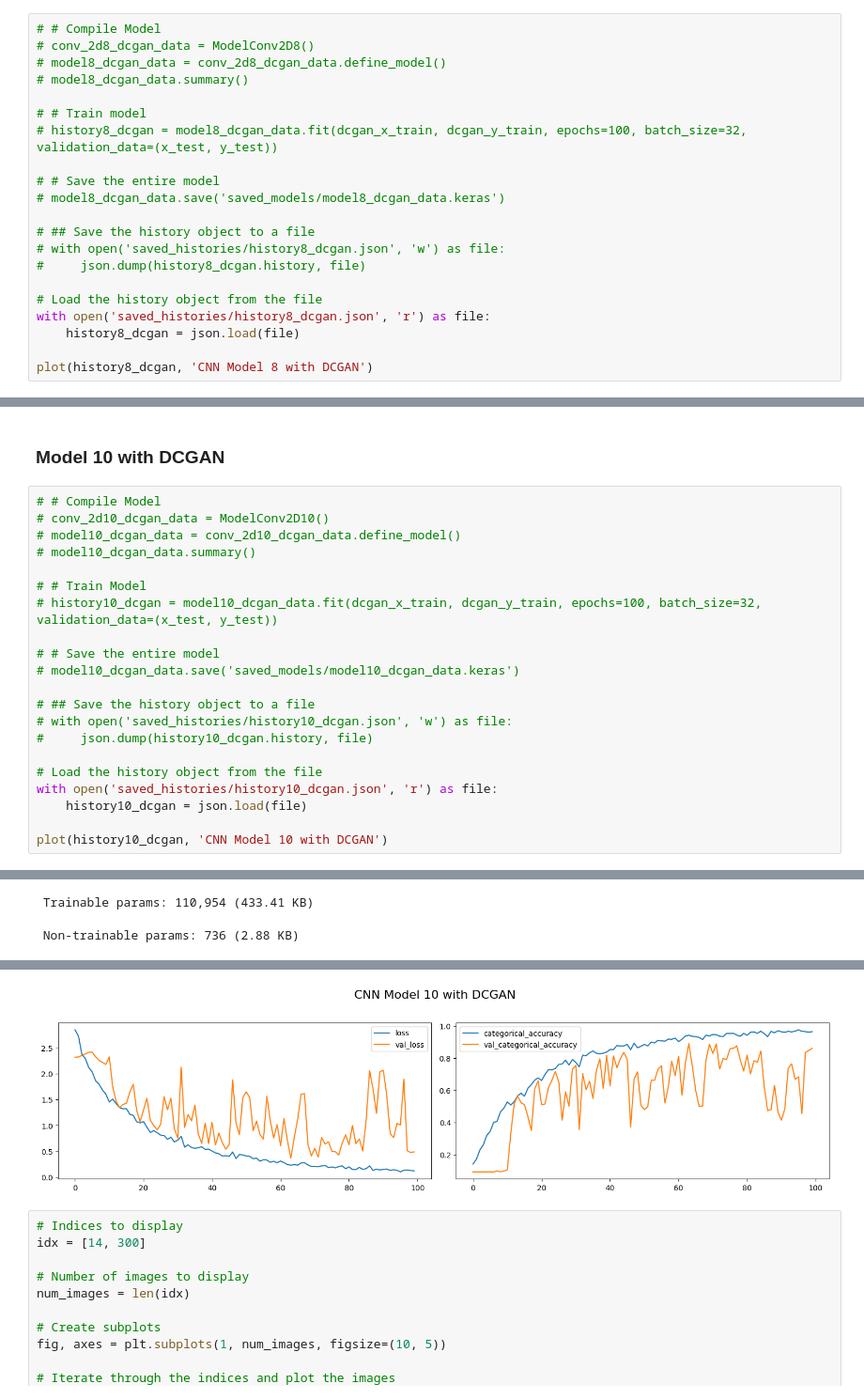
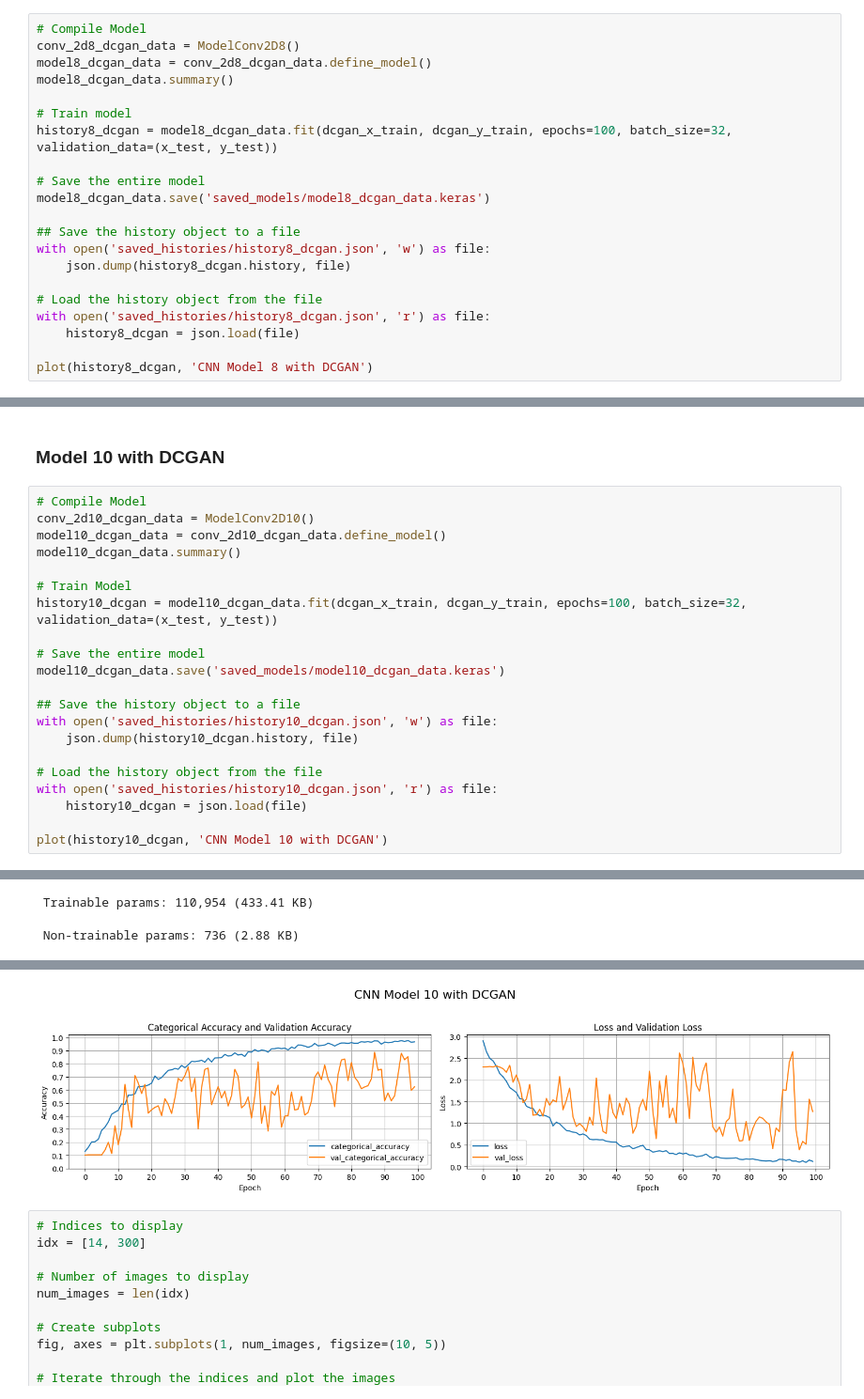
Before and after one commit to RichardOgujawa/dissertation_artefact, a Jupyter notebook: Deep_Convolutional_GAN(DCGAN)-2.ipynb, the cells around one changed output, grey strips where cells are left out. Shown at 94% size. Cells and saved outputs as stored; diff of their text form.

Commit message:
re-trained the models and added some plots

```diff
--- a/Deep_Convolutional_GAN(DCGAN)-2.ipynb
+++ b/Deep_Convolutional_GAN(DCGAN)-2.ipynb
@@ -1681,20 +1805,20 @@ print(f"Length of original dataset:{len(og_x)}. Length of dcgan augmented datase
 # %% [output]
 Length of original dataset:1100. Length of dcgan augmented dataset: 1200
 # %%
-# # Compile Model
-# conv_2d8_dcgan_data = ModelConv2D8()
-# model8_dcgan_data = conv_2d8_dcgan_data.define_model()
-# model8_dcgan_data.summary()
+# Compile Model
+conv_2d8_dcgan_data = ModelConv2D8()
+model8_dcgan_data = conv_2d8_dcgan_data.define_model()
+model8_dcgan_data.summary()
 
-# # Train model
-# history8_dcgan = model8_dcgan_data.fit(dcgan_x_train, dcgan_y_train, epochs=100, batch_size=32, validation_data=(x_test, y_test))
+# Train model
+history8_dcgan = model8_dcgan_data.fit(dcgan_x_train, dcgan_y_train, epochs=100, batch_size=32, validation_data=(x_test, y_test))
 
-# # Save the entire model
-# model8_dcgan_data.save('saved_models/model8_dcgan_data.keras')
+# Save the entire model
+model8_dcgan_data.save('saved_models/model8_dcgan_data.keras')
 
-# ## Save the history object to a file
-# with open('saved_histories/history8_dcgan.json', 'w') as file:
-#     json.dump(history8_dcgan.history, file)
+## Save the history object to a file
+with open('saved_histories/history8_dcgan.json', 'w') as file:
+    json.dump(history8_dcgan.history, file)
 
 # Load the history object from the file
 with open('saved_histories/history8_dcgan.json', 'r') as file:
@@ -1744,20 +1868,20 @@ Epoch 100/100
 # %% [markdown]
 ### Model 10 with DCGAN
 # %%
-# # Compile Model
-# conv_2d10_dcgan_data = ModelConv2D10()
-# model10_dcgan_data = conv_2d10_dcgan_data.define_model()
-# model10_dcgan_data.summary()
+# Compile Model
+conv_2d10_dcgan_data = ModelConv2D10()
+model10_dcgan_data = conv_2d10_dcgan_data.define_model()
+model10_dcgan_data.summary()
 
-# # Train Model
-# history10_dcgan = model10_dcgan_data.fit(dcgan_x_train, dcgan_y_train, epochs=100, batch_size=32, validation_data=(x_test, y_test))
+# Train Model
+history10_dcgan = model10_dcgan_data.fit(dcgan_x_train, dcgan_y_train, epochs=100, batch_size=32, validation_data=(x_test, y_test))
 
-# # Save the entire model
-# model10_dcgan_data.save('saved_models/model10_dcgan_data.keras')
+# Save the entire model
+model10_dcgan_data.save('saved_models/model10_dcgan_data.keras')
 
-# ## Save the history object to a file
-# with open('saved_histories/history10_dcgan.json', 'w') as file:
-#     json.dump(history10_dcgan.history, file)
+## Save the history object to a file
+with open('saved_histories/history10_dcgan.json', 'w') as file:
+    json.dump(history10_dcgan.history, file)
 
 # Load the history object from the file
 with open('saved_histories/history10_dcgan.json', 'r') as file:
@@ -1806,4 +1930,4 @@ Epoch 100/100
-[figure, old version]
+[figure, new version]
 # %%
 # Indices to display
 idx = [14, 300]
```
Also changed, not shown: parts of 17 cells of this notebook, 36 other files.
